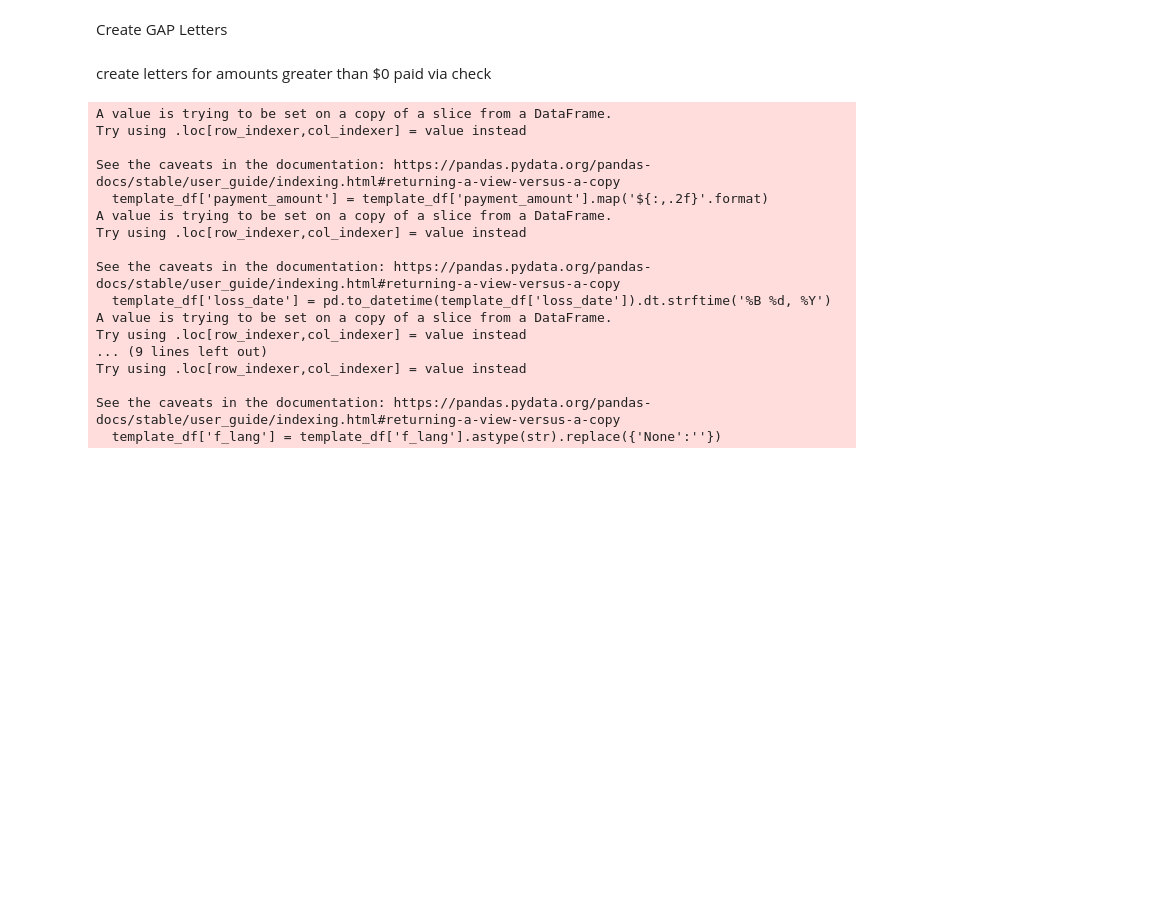
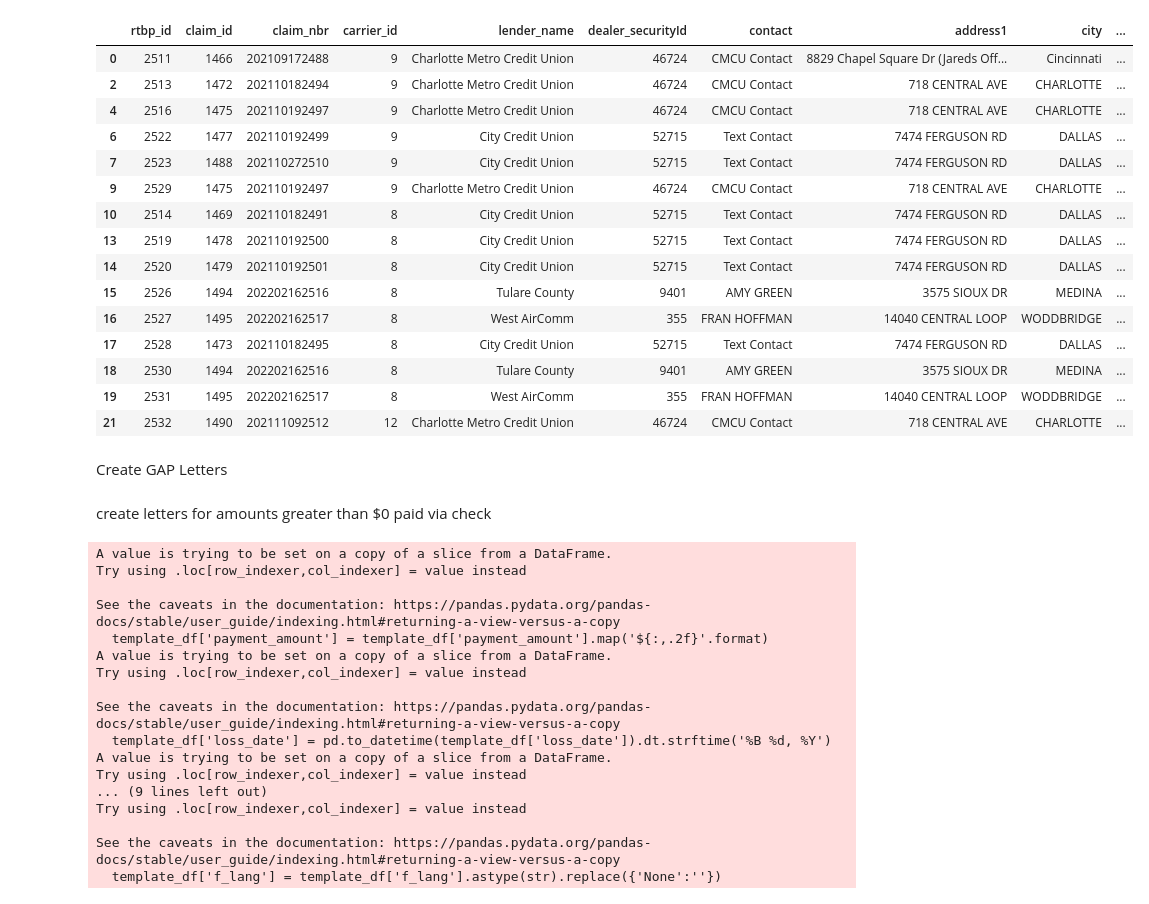
Before and after one commit to jediracer/Claim_Payments, a Jupyter notebook: vgcQbTest.ipynb, the cells around one changed output. Saved outputs shown, nothing was run; the diff lists cells and outputs as text; code cells hidden in the pictures; blank space fills up the shorter version.

```diff
--- a/vgcQbTest.ipynb
+++ b/vgcQbTest.ipynb
@@ -728,6 +808,25 @@ pymts_df = pymts_df.merge(carrier_df, left_on='carrier_id', right_on='carrier_id
 # %%
 # payments greater than 0 df
 qb_pymts_df = pymts_df.loc[pymts_df['amount'] > 0].copy()
+# %%
+qb_pymts_df
+# %% [output]
+|  | rtbp_id | claim_id | claim_nbr | carrier_id | lender_name | dealer_securityId | contact | address1 | city | ... |
+| 0 | 2511 | 1466 | 202109172488 | 9 | Charlotte Metro Credit Union | 46724 | CMCU Contact | 8829 Chapel Square Dr (Jareds Off... | Cincinnati | ... |
+| 2 | 2513 | 1472 | 202110182494 | 9 | Charlotte Metro Credit Union | 46724 | CMCU Contact | 718 CENTRAL AVE | CHARLOTTE | ... |
+| 4 | 2516 | 1475 | 202110192497 | 9 | Charlotte Metro Credit Union | 46724 | CMCU Contact | 718 CENTRAL AVE | CHARLOTTE | ... |
+| 6 | 2522 | 1477 | 202110192499 | 9 | City Credit Union | 52715 | Text Contact | 7474 FERGUSON RD | DALLAS | ... |
+| 7 | 2523 | 1488 | 202110272510 | 9 | City Credit Union | 52715 | Text Contact | 7474 FERGUSON RD | DALLAS | ... |
+| 9 | 2529 | 1475 | 202110192497 | 9 | Charlotte Metro Credit Union | 46724 | CMCU Contact | 718 CENTRAL AVE | CHARLOTTE | ... |
+| 10 | 2514 | 1469 | 202110182491 | 8 | City Credit Union | 52715 | Text Contact | 7474 FERGUSON RD | DALLAS | ... |
+| 13 | 2519 | 1478 | 202110192500 | 8 | City Credit Union | 52715 | Text Contact | 7474 FERGUSON RD | DALLAS | ... |
+| 14 | 2520 | 1479 | 202110192501 | 8 | City Credit Union | 52715 | Text Contact | 7474 FERGUSON RD | DALLAS | ... |
+| 15 | 2526 | 1494 | 202202162516 | 8 | Tulare County | 9401 | AMY GREEN | 3575 SIOUX DR | MEDINA | ... |
+| 16 | 2527 | 1495 | 202202162517 | 8 | West AirComm | 355 | FRAN HOFFMAN | 14040 CENTRAL LOOP | WODDBRIDGE | ... |
+| 17 | 2528 | 1473 | 202110182495 | 8 | City Credit Union | 52715 | Text Contact | 7474 FERGUSON RD | DALLAS | ... |
+| 18 | 2530 | 1494 | 202202162516 | 8 | Tulare County | 9401 | AMY GREEN | 3575 SIOUX DR | MEDINA | ... |
+| 19 | 2531 | 1495 | 202202162517 | 8 | West AirComm | 355 | FRAN HOFFMAN | 14040 CENTRAL LOOP | WODDBRIDGE | ... |
+| 21 | 2532 | 1490 | 202111092512 | 12 | Charlotte Metro Credit Union | 46724 | CMCU Contact | 718 CENTRAL AVE | CHARLOTTE | ... |
 # %%
 # Connect to Quickbooks
 try:
```
Also changed, not shown: parts of 12 cells of this notebook, 5 other files.
